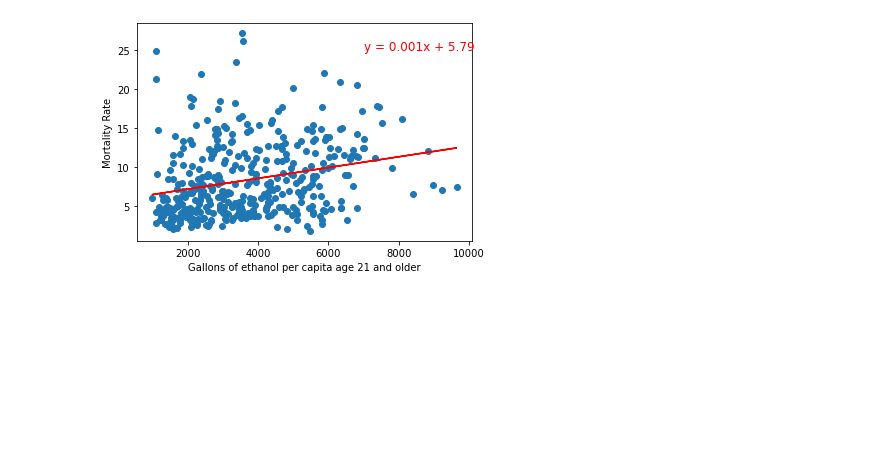
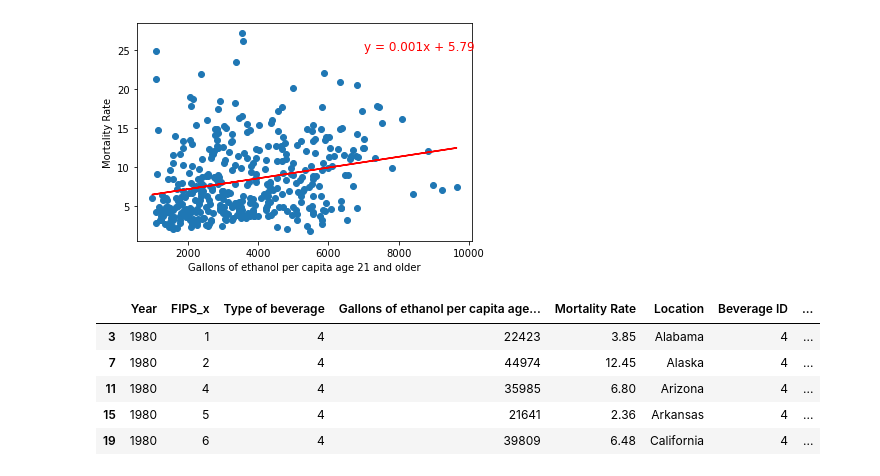
Before and after one commit to saleha456/Group1Project1, a Jupyter notebook: Starting with mort dataframes.ipynb, the cells around one changed output. Cells and saved outputs as stored; diff of their text form; code cells hidden in the pictures; blank space fills up the shorter version.

```diff
--- a/Starting with mort dataframes.ipynb
+++ b/Starting with mort dataframes.ipynb
@@ -287,0 +310,9 @@ Text(0, 0.5, 'Mortality Rate')
+# %%
+df_concat_substance4_1980.head()
+# %% [output]
+|  | Year | FIPS_x | Type of beverage | Gallons of ethanol per capita age... | Mortality Rate | Location | Beverage ID | ... |
+| 3 | 1980 | 1 | 4 | 22423 | 3.85 | Alabama | 4 | ... |
+| 7 | 1980 | 2 | 4 | 44974 | 12.45 | Alaska | 4 | ... |
+| 11 | 1980 | 4 | 4 | 35985 | 6.80 | Arizona | 4 | ... |
+| 15 | 1980 | 5 | 4 | 21641 | 2.36 | Arkansas | 4 | ... |
+| 19 | 1980 | 6 | 4 | 39809 | 6.48 | California | 4 | ... |
```
Also changed, not shown: parts of 7 cells of this notebook.
